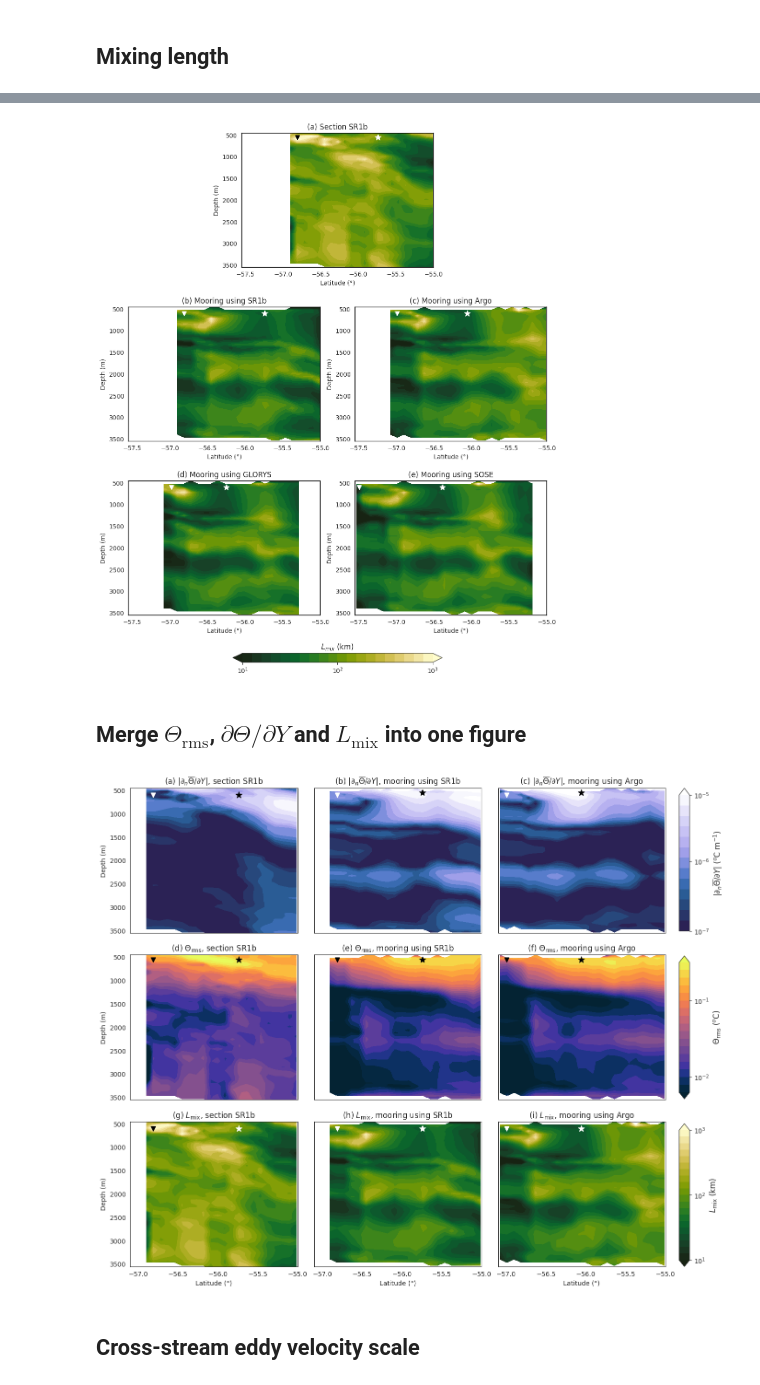
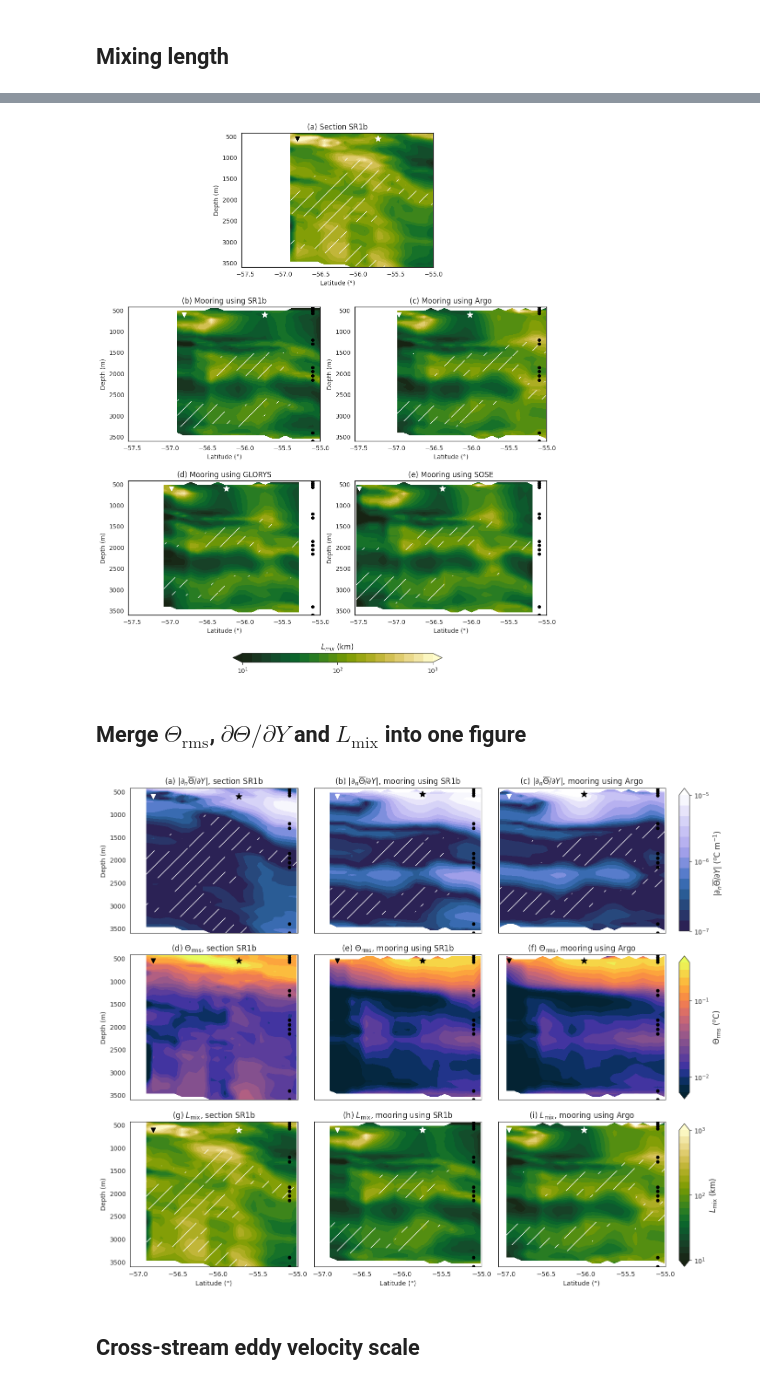
Before and after one commit to MiriamSterl/SouthernOceanMooringDiffusivity, a Jupyter notebook: plot_data_paper.ipynb, the cells around one changed output, grey strips where cells are left out. Drawn from its saved outputs; the diff is of its cells as text; code cells hidden in the pictures.

```diff
--- a/plot_data_paper.ipynb
+++ b/plot_data_paper.ipynb
@@ -291,7 +295,7 @@ axes[5].scatter(SAF_lat_SOSE, 600, marker='*', color='w', s=100, zorder=10)
 
 for i in range(1,6):
     axes[i].set_xlim((-57.55, -55))
-    axes[i].set_ylim(450,3550)
+    axes[i].set_ylim(420,3600)
     axes[i].invert_yaxis()
     axes[i].set_xlabel('Latitude (°)')
     axes[i].set_ylabel('Depth (m)')
@@ -307,6 +311,6 @@ axes[3].set_title('(c) Mooring using Argo')
 axes[4].set_title('(d) Mooring using GLORYS')
 axes[5].set_title('(e) Mooring using SOSE')
 
-plt.savefig('figures_paper/SAbar.pdf', bbox_inches='tight')
+#plt.savefig('../figures_paper/SAbar.pdf', bbox_inches='tight')
 plt.show()
 # %% [output]
@@ -451,22 +458,26 @@ cm_theta = cmc.cm.devon
 
 # SR1b
 im1 = ax1.contourf(lat_section, depth_section, np.log10(abs(ds_section_depth.dthetabardy)), cmap=cm_theta, levels = levels_theta,extend='max')
+hatch1 = ax1.contourf(lat_section, depth_section, np.log10(abs(ds_section_depth.dthetabardy)), levels=[-8,-7],colors='none', hatches=['/'])
 ax1.scatter(PF_lat_SR1b, 600, marker='v', color='w', s=50, zorder=10)
 ax1.scatter(SAF_lat_SR1b, 600, marker='*', color='k', s=100, zorder=10)
 # Moorings SR1b
 im2 = ax2.contourf(lat_moorings, depth_moorings, np.log10(abs(ds_moorings_sr1b_depth.dthetabardy)), cmap=cm_theta, levels = levels_theta,extend='max')
+hatch2 = ax2.contourf(lat_moorings, depth_moorings, np.log10(abs(ds_moorings_sr1b_depth.dthetabardy)), levels=[-8,-7],colors='none', hatches=['/'])
 ax2.scatter(PF_lat_SR1b, 600, marker='v', color='w', s=50, zorder=10)
 ax2.scatter(SAF_lat_SR1b, 550, marker='*', color='k', s=100, zorder=10)
 # Moorings Argo
 im3 = ax3.contourf(lat_moorings, depth_moorings, np.log10(abs(ds_moorings_argo_depth.dthetabardy)), cmap=cm_theta, levels = levels_theta,extend='max')
+hatch3 = ax3.contourf(lat_moorings, depth_moorings, np.log10(abs(ds_moorings_argo_depth.dthetabardy)), levels=[-8,-7],colors='none', hatches=['/'])
 ax3.scatter(PF_lat_Argo, 600, marker='v', color='w', s=50, zorder=10)
 ax3.scatter(SAF_lat_Argo, 550, marker='*', color='k', s=100, zorder=10)
 
 for ax in [ax1,ax2,ax3]:
     ax.set_xlim(-57.1,-55)
-    ax.set_ylim(450,3550)
+    ax.set_ylim(420,3600)
     ax.invert_yaxis()
     ax.set_xlabel('Latitude (°)')
+    ax.scatter(np.ones(len(instrument_depths))*-55.1, instrument_depths, marker='o', color='k', s=20, zorder=10)
 ax1.set_ylabel('Depth (m)')
 
 ax1.set_title(r'(a) Section SR1b')
@@ -480,6 +491,6 @@ cbar1.ax.set_ylabel(r'$|\partial_n \overline{\Theta}/\partial Y|$ ($^o$C m$^{-1}
 
 plt.subplots_adjust(wspace=0.1)
 
-plt.savefig('figures_paper/gradients_theta.pdf', bbox_inches='tight')
+plt.savefig('../figures_paper/gradients_theta.pdf', bbox_inches='tight')
 plt.show()
 # %% [output]
@@ -532,31 +543,38 @@ levels = np.arange(-7, -5, 0.15)
 
 # SR1b
 im1 = axes[1].contourf(lat_section, depth_section, np.log10(abs(ds_section_depth.dthetabardy)), cmap=cmap, levels = levels,extend='max')
+hatch1 = axes[1].contourf(lat_section, depth_section, np.log10(abs(ds_section_depth.dthetabardy)), levels=[-8,-7],colors='none', hatches=['/'])
 axes[1].scatter(PF_lat_SR1b, 550, marker='v', color='w', s=50, zorder=10)
 axes[1].scatter(SAF_lat_SR1b, 550, marker='*', color='k', s=100, zorder=10)
 # Moorings SR1b
 im2 = axes[2].contourf(lat_moorings, depth_moorings, np.log10(abs(ds_moorings_sr1b_depth.dthetabardy)), cmap=cmap, levels = levels,extend='max')
+hatch2 = axes[2].contourf(lat_moorings, depth_moorings, np.log10(abs(ds_moorings_sr1b_depth.dthetabardy)), levels=[-8,-7],colors='none', hatches=['/'])
 axes[2].scatter(PF_lat_SR1b, 600, marker='v', color='w', s=50, zorder=10)
 axes[2].scatter(SAF_lat_SR1b, 600, marker='*', color='k', s=100, zorder=10)
 # Moorings Argo
 im3 = axes[3].contourf(lat_moorings, depth_moorings, np.log10(abs(ds_moorings_argo_depth.dthetabardy)), cmap=cmap, levels = levels,extend='max')
+hatch3 = axes[3].contourf(lat_moorings, depth_moorings, np.log10(abs(ds_moorings_argo_depth.dthetabardy)), levels=[-8,-7],colors='none', hatches=['/'])
 axes[3].scatter(PF_lat_Argo, 600, marker='v', color='w', s=50, zorder=10)
 axes[3].scatter(SAF_lat_Argo, 600, marker='*', color='k', s=100, zorder=10)
 # Moorings GLORYS
 im4 = axes[4].contourf(lat_moorings, depth_moorings, np.log10(abs(ds_moorings_cmems_depth.dthetabardy)), cmap=cmap, levels = levels,extend='max')
+hatch4 = axes[4].contourf(lat_moorings, depth_moorings, np.log10(abs(ds_moorings_cmems_depth.dthetabardy)), levels=[-8,-7],colors='none', hatches=['/'])
 axes[4].scatter(PF_lat_CMEMS, 600, marker='v', color='w', s=50, zorder=10)
 axes[4].scatter(SAF_lat_CMEMS, 600, marker='*', color='k', s=100, zorder=10)
 # Moorings SOSE
 im5 = axes[5].contourf(lat_moorings, depth_moorings, np.log10(abs(ds_moorings_sose_depth.dthetabardy)), cmap=cmap, levels = levels,extend='max')
+hatch5 = axes[5].contourf(lat_moorings, depth_moorings, np.log10(abs(ds_moorings_sose_depth.dthetabardy)), levels=[-8,-7],colors='none', hatches=['/'])
 axes[5].scatter(PF_lat_SOSE, 600, marker='v', color='w', s=50, zorder=10)
 axes[5].scatter(SAF_lat_SOSE, 600, marker='*', color='k', s=100, zorder=10)
 
 for i in range(1,6):
     axes[i].set_xlim((-57.55, -55))
-    axes[i].set_ylim(450,3550)
+    axes[i].set_ylim(420,3600)
     axes[i].invert_yaxis()
     axes[i].set_xlabel('Latitude (°)')
     axes[i].set_ylabel('Depth (m)')
+for i in range(2,6):
+    axes[i].scatter(np.ones(len(instrument_depths))*-55.1, instrument_depths, marker='o', color='k', s=20, zorder=10)
 
 cbar_ax = fig.add_axes([0.38, 0.12, 0.24, 0.015])
 cbar = fig.colorbar(im1, cax=cbar_ax, orientation='horizontal',ticks=np.arange(-7, -4.5, 1))
@@ -569,6 +587,6 @@ axes[3].set_title('(c) Mooring using Argo')
 axes[4].set_title('(d) Mooring using GLORYS')
 axes[5].set_title('(e) Mooring using SOSE')
 
-plt.savefig('figures_paper/gradients_theta_all.pdf', bbox_inches='tight')
+plt.savefig('../figures_paper/gradients_theta_all.pdf', bbox_inches='tight')
 plt.show()
 # %% [output]
@@ -582,22 +600,26 @@ cmap = cmo.cm.speed_r
 
 # SR1b
 im1 = ax1.contourf(lat_section, depth_section, np.log10(abs(ds_section_depth.Lmix)), cmap=cmap, levels = levels,extend='both')
+hatch1 = ax1.contourf(lat_section, depth_section, np.log10(abs(ds_section_depth.dthetabardy)), levels=[-8,-7],colors='none', hatches=['/'])
 ax1.scatter(PF_lat_SR1b, 600, marker='v', color='k', s=50, zorder=10)
 ax1.scatter(SAF_lat_SR1b, 600, marker='*', color='w', s=100, zorder=10)
 # Moorings SR1b
 im2 = ax2.contourf(lat_moorings, depth_moorings, np.log10(abs(ds_moorings_sr1b_depth.Lmix)), cmap=cmap, levels = levels,extend='both')
+hatch2 = ax2.contourf(lat_moorings, depth_moorings, np.log10(abs(ds_moorings_sr1b_depth.dthetabardy)), levels=[-8,-7],colors='none', hatches=['/'])
 ax2.scatter(PF_lat_SR1b, 600, marker='v', color='w', s=50, zorder=10)
 ax2.scatter(SAF_lat_SR1b, 600, marker='*', color='w', s=100, zorder=10)
 # Moorings Argo
 im3 = ax3.contourf(lat_moorings, depth_moorings, np.log10(abs(ds_moorings_argo_depth.Lmix)), cmap=cmap, levels = levels,extend='both')
+hatch3 = ax3.contourf(lat_moorings, depth_moorings, np.log10(abs(ds_moorings_argo_depth.dthetabardy)), levels=[-8,-7],colors='none', hatches=['/'])
 ax3.scatter(PF_lat_Argo, 600, marker='v', color='w', s=50, zorder=10)
 ax3.scatter(SAF_lat_Argo, 600, marker='*', color='w', s=100, zorder=10)
 
 for ax in [ax1,ax2,ax3]:
     ax.set_xlim(-57.18,-55)
-    ax.set_ylim(450,3550)
+    ax.set_ylim(420,3600)
     ax.invert_yaxis()
     ax.set_xlabel('Latitude (°)')
+    ax.scatter(np.ones(len(instrument_depths))*-55.1, instrument_depths, marker='o', color='k', s=20, zorder=10)
 ax1.set_ylabel('Depth (m)')
 
 ax1.set_title(r'(a) Section SR1b')
@@ -611,6 +633,6 @@ cbar1.ax.set_ylabel(r'$L_{mix}$ (km)',fontsize=12)
 
 plt.subplots_adjust(wspace=0.1)
 
-plt.savefig('figures_paper/Lmix.pdf', bbox_inches='tight')
+plt.savefig('../figures_paper/Lmix.pdf', bbox_inches='tight')
 plt.show()
 # %% [output]
@@ -663,31 +723,38 @@ levels = np.arange(4, 6.01, 0.1)
 
 # SR1b
 im1 = axes[1].contourf(lat_section, depth_section, np.log10(abs(ds_section_depth.Lmix)), cmap=cmap, levels = levels,extend='both')
+hatch1 = axes[1].contourf(lat_section, depth_section, np.log10(abs(ds_section_depth.dthetabardy)), levels=[-8,-7],colors='none', hatches=['/'])
 axes[1].scatter(PF_lat_SR1b, 550, marker='v', color='k', s=50, zorder=10)
 axes[1].scatter(SAF_lat_SR1b, 550, marker='*', color='w', s=100, zorder=10)
 # Moorings SR1b
 im2 = axes[2].contourf(lat_moorings, depth_moorings, np.log10(abs(ds_moorings_sr1b_depth.Lmix)), cmap=cmap, levels = levels,extend='both')
+hatch2 = axes[2].contourf(lat_moorings, depth_moorings, np.log10(abs(ds_moorings_sr1b_depth.dthetabardy)), levels=[-8,-7],colors='none', hatches=['/'])
 axes[2].scatter(PF_lat_SR1b, 600, marker='v', color='w', s=50, zorder=10)
 axes[2].scatter(SAF_lat_SR1b, 600, marker='*', color='w', s=100, zorder=10)
 # Moorings Argo
 im3 = axes[3].contourf(lat_moorings, depth_moorings, np.log10(abs(ds_moorings_argo_depth.Lmix)), cmap=cmap, levels = levels,extend='both')
+hatch3 = axes[3].contourf(lat_moorings, depth_moorings, np.log10(abs(ds_moorings_argo_depth.dthetabardy)), levels=[-8,-7],colors='none', hatches=['/'])
 axes[3].scatter(PF_lat_Argo, 600, marker='v', color='w', s=50, zorder=10)
 axes[3].scatter(SAF_lat_Argo, 600, marker='*', color='w', s=100, zorder=10)
 # Moorings GLORYS
 im4 = axes[4].contourf(lat_moorings, depth_moorings, np.log10(abs(ds_moorings_cmems_depth.Lmix)), cmap=cmap, levels = levels,extend='both')
+hatch4 = axes[4].contourf(lat_moorings, depth_moorings, np.log10(abs(ds_moorings_cmems_depth.dthetabardy)), levels=[-8,-7],colors='none', hatches=['/'])
 axes[4].scatter(PF_lat_CMEMS, 600, marker='v', color='w', s=50, zorder=10)
 axes[4].scatter(SAF_lat_CMEMS, 600, marker='*', color='w', s=100, zorder=10)
 # Moorings SOSE
 im5 = axes[5].contourf(lat_moorings, depth_moorings, np.log10(abs(ds_moorings_sose_depth.Lmix)), cmap=cmap, levels = levels,extend='both')
+hatch5 = axes[5].contourf(lat_moorings, depth_moorings, np.log10(abs(ds_moorings_sose_depth.dthetabardy)), levels=[-8,-7],colors='none', hatches=['/'])
 axes[5].scatter(PF_lat_SOSE, 600, marker='v', color='w', s=50, zorder=10)
 axes[5].scatter(SAF_lat_SOSE, 600, marker='*', color='w', s=100, zorder=10)
 
 for i in range(1,6):
     axes[i].set_xlim((-57.55, -55))
-    axes[i].set_ylim(450,3550)
+    axes[i].set_ylim(420,3600)
     axes[i].invert_yaxis()
     axes[i].set_xlabel('Latitude (°)')
     axes[i].set_ylabel('Depth (m)')
+for i in range(2,6):
+    axes[i].scatter(np.ones(len(instrument_depths))*-55.1, instrument_depths, marker='o', color='k', s=20, zorder=10)
 
 cbar_ax = fig.add_axes([0.38, 0.12, 0.24, 0.015])
 cbar = fig.colorbar(im1, cax=cbar_ax, orientation='horizontal',ticks=[4,5,6])
@@ -700,10 +767,10 @@ axes[3].set_title('(c) Mooring using Argo')
 axes[4].set_title('(d) Mooring using GLORYS')
 axes[5].set_title('(e) Mooring using SOSE')
 
-plt.savefig('figures_paper/Lmix_all.pdf', bbox_inches='tight')
+plt.savefig('../figures_paper/Lmix_all.pdf', bbox_inches='tight')
 plt.show()
 # %% [output]
-[figure, old version]
+[figure, new version]
 # %% [markdown]
 ## Merge $\Theta_\text{rms}$, $\partial \Theta / \partial Y$ and $L_\text{mix}$ into one figure
 # %%
@@ -715,14 +782,17 @@ cm_theta = cmc.cm.devon
 
 # SR1b
 im1 = ax1.contourf(lat_section, depth_section, np.log10(abs(ds_section_depth.dthetabardy)), cmap=cm_theta, levels = levels_theta,extend='max')
+hatch1 = ax1.contourf(lat_section, depth_section, np.log10(abs(ds_section_depth.dthetabardy)), levels=[-8,-7],colors='none', hatches=['/'])
 ax1.scatter(PF_lat_SR1b, 600, marker='v', color='w', s=50, zorder=10)
 ax1.scatter(SAF_lat_SR1b, 600, marker='*', color='k', s=100, zorder=10)
 # Moorings SR1b
 im2 = ax2.contourf(lat_moorings, depth_moorings, np.log10(abs(ds_moorings_sr1b_depth.dthetabardy)), cmap=cm_theta, levels = levels_theta,extend='max')
+hatch2 = ax2.contourf(lat_moorings, depth_moorings, np.log10(abs(ds_moorings_sr1b_depth.dthetabardy)), levels=[-8,-7],colors='none', hatches=['/'])
 ax2.scatter(PF_lat_SR1b, 600, marker='v', color='w', s=50, zorder=10)
 ax2.scatter(SAF_lat_SR1b, 550, marker='*', color='k', s=100, zorder=10)
 # Moorings Argo
 im3 = ax3.contourf(lat_moorings, depth_moorings, np.log10(abs(ds_moorings_argo_depth.dthetabardy)), cmap=cm_theta, levels = levels_theta,extend='max')
+hatch3 = ax3.contourf(lat_moorings, depth_moorings, np.log10(abs(ds_moorings_argo_depth.dthetabardy)), levels=[-8,-7],colors='none', hatches=['/'])
 ax3.scatter(PF_lat_Argo, 600, marker='v', color='w', s=50, zorder=10)
 ax3.scatter(SAF_lat_Argo, 550, marker='*', color='k', s=100, zorder=10)
 
@@ -759,50 +829,57 @@ cmap = cmo.cm.speed_r
 
 # SR1b
 im7 = ax7.contourf(lat_section, depth_section, np.log10(abs(ds_section_depth.Lmix)), cmap=cmap, levels = levels,extend='both')
+hatch7 = ax7.contourf(lat_section, depth_section, np.log10(abs(ds_section_depth.dthetabardy)), levels=[-8,-7],colors='none', hatches=['/'])
 ax7.scatter(PF_lat_SR1b, 600, marker='v', color='k', s=50, zorder=10)
 ax7.scatter(SAF_lat_SR1b, 600, marker='*', color='w', s=100, zorder=10)
 # Moorings SR1b
 im8 = ax8.contourf(lat_moorings, depth_moorings, np.log10(abs(ds_moorings_sr1b_depth.Lmix)), cmap=cmap, levels = levels,extend='both')
+hatch8 = ax8.contourf(lat_moorings, depth_moorings, np.log10(abs(ds_moorings_sr1b_depth.dthetabardy)), levels=[-8,-7],colors='none', hatches=['/'])
 ax8.scatter(PF_lat_SR1b, 600, marker='v', color='w', s=50, zorder=10)
 ax8.scatter(SAF_lat_SR1b, 600, marker='*', color='w', s=100, zorder=10)
 # Moorings Argo
 im9 = ax9.contourf(lat_moorings, depth_moorings, np.log10(abs(ds_moorings_argo_depth.Lmix)), cmap=cmap, levels = levels,extend='both')
+hatch9 = ax9.contourf(lat_moorings, depth_moorings, np.log10(abs(ds_moorings_argo_depth.dthetabardy)), levels=[-8,-7],colors='none', hatches=['/'])
 ax9.scatter(PF_lat_Argo, 600, marker='v', color='w', s=50, zorder=10)
 ax9.scatter(SAF_lat_Argo, 600, marker='*', color='w', s=100, zorder=10)
 
 cbar_ax7 = fig.add_axes([0.92, 0.11, 0.015, 0.23])
 cbar7 = fig.colorbar(im7, cax=cbar_ax7, orientation='vertical', ticks=[4,5,6])
 cbar7.ax.set_yticklabels([r'$10^{1}$',r'$10^{2}$',r'$10^{3}$'])
 cbar7.ax.set_ylabel(r'$L_\text{mix}$ (km)',fontsize=12)
 
+# INSTRUMENT DEPTHS
+for ax in [ax1,ax2,ax3,ax4,ax5,ax6,ax7,ax8,ax9]:
+    ax.scatter(np.ones(len(instrument_depths))*-55.1, instrument_depths, marker='o', color='k', s=20, zorder=10)
+
 
 # LABELS & TITLES
 for ax in [ax1,ax2,ax3,ax4,ax5,ax6]:
     ax.set_xlim(-57.1,-55)
-    ax.set_ylim(450,3550)
+    ax.set_ylim(420,3600)
     ax.invert_yaxis()
 for ax in [ax7,ax8,ax9]:
     ax.set_xlabel('Latitude (°)')
 for ax in [ax1,ax4,ax7]:
     ax.set_ylabel('Depth (m)')
 
 
 ax1.set_title(r'(a) $|\partial_n \overline{\Theta}/\partial Y|$, section SR1b')
 ax2.set_title(r'(b) $|\partial_n \overline{\Theta}/\partial Y|$, mooring using SR1b')
 ax3.set_title(r'(c) $|\partial_n \overline{\Theta}/\partial Y|$, mooring using Argo')
 ax4.set_title(r'(d) $\Theta_\text{rms}$, section SR1b')
 ax5.set_title(r'(e) $\Theta_\text{rms}$, mooring using SR1b')
 ax6.set_title(r'(f) $\Theta_\text{rms}$, mooring using Argo')
 ax7.set_title(r'(g) $L_\text{mix}$, section SR1b')
 ax8.set_title(r'(h) $L_\text{mix}$, mooring using SR1b')
 ax9.set_title(r'(i) $L_\text{mix}$, mooring using Argo')
 
 
 plt.subplots_adjust(wspace=0.1, hspace=0.15)
-plt.savefig('figures_paper/theta_gradient_rms_Lmix.pdf', bbox_inches='tight')
+plt.savefig('../figures_paper/theta_gradient_rms_Lmix.pdf', bbox_inches='tight')
 plt.show()
 # %% [output]
-[figure, old version]
+[figure, new version]
 # %% [markdown]
 ## Cross-stream eddy velocity scale
 # %%
```
Also changed, not shown: parts of 18 cells of this notebook, 3 other files.
